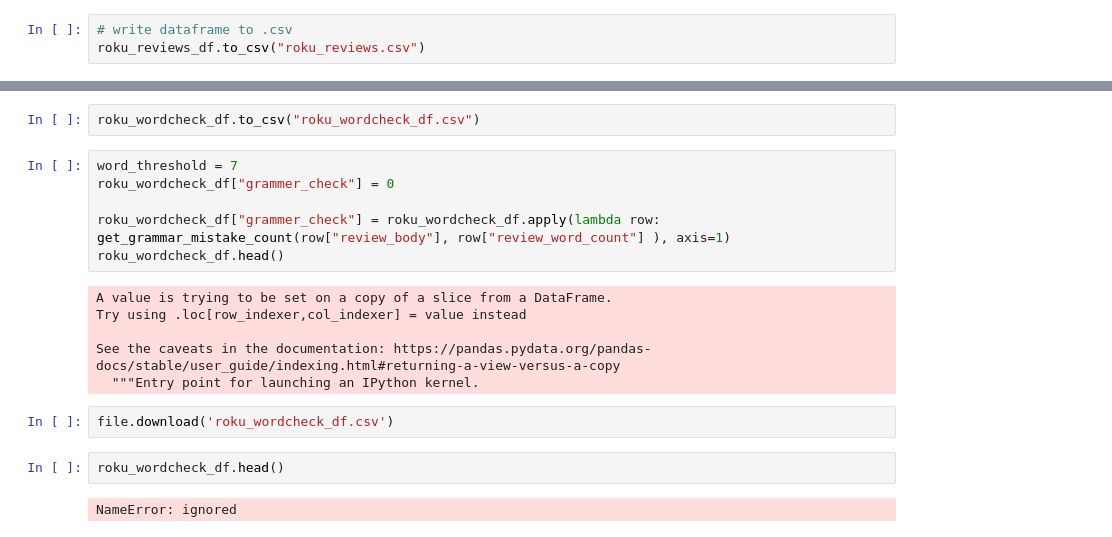
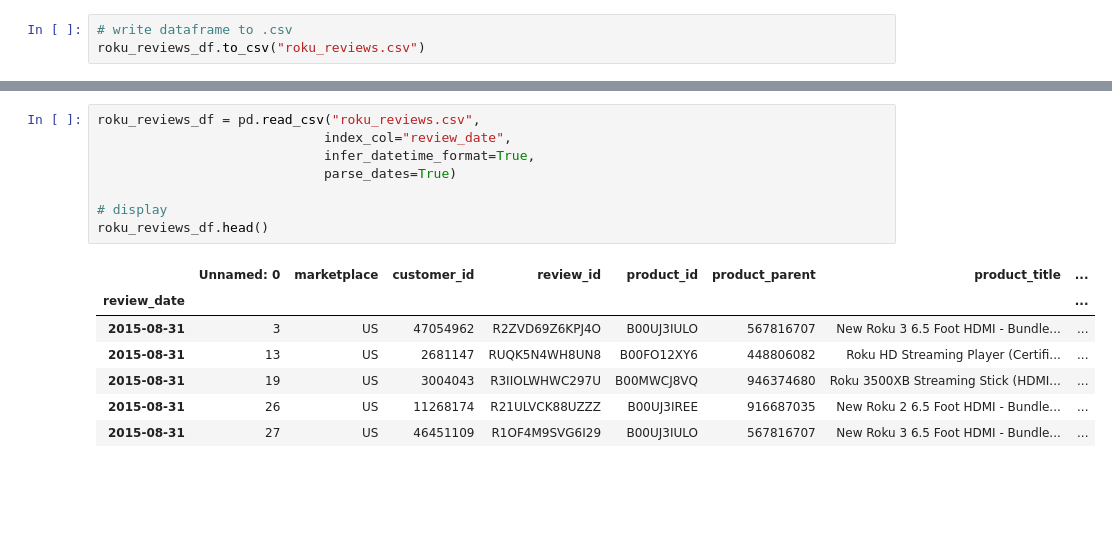
Before and after one commit to Th33na/project-fakers, a Jupyter notebook: project_fakers.ipynb, the cells around one changed output, grey strips where cells are left out. Saved outputs shown, nothing was run; the diff lists cells and outputs as text; blank space fills up the shorter version.

```diff
--- a/project_fakers.ipynb
+++ b/project_fakers.ipynb
@@ -229,20 +144,16 @@ See the caveats in the documentation: https://pandas.pydata.org/pandas-docs/stab
-# %%
-roku_wordcheck_df.to_csv("roku_wordcheck_df.csv")
-# %%
-word_threshold = 7
-roku_wordcheck_df["grammer_check"] = 0
-
-roku_wordcheck_df["grammer_check"] = roku_wordcheck_df.apply(lambda row: get_grammar_mistake_count(row["review_body"], row["review_word_count"] ), axis=1)
-roku_wordcheck_df.head()
-# %% [output]
-A value is trying to be set on a copy of a slice from a DataFrame.
-Try using .loc[row_indexer,col_indexer] = value instead
-
-See the caveats in the documentation: https://pandas.pydata.org/pandas-docs/stable/user_guide/indexing.html#returning-a-view-versus-a-copy
-  """Entry point for launching an IPython kernel.
-# %%
-file.download('roku_wordcheck_df.csv')
-# %%
-roku_wordcheck_df.head()
-# %% [output]
-NameError: ignored
+# %%
+roku_reviews_df = pd.read_csv("roku_reviews.csv",
+                             index_col="review_date",
+                             infer_datetime_format=True,
+                             parse_dates=True)
+
+# display
+roku_reviews_df.head()
+# %% [output]
+|  | Unnamed: 0 | marketplace | customer_id | review_id | product_id | product_parent | product_title | ... |
+| review_date |  |  |  |  |  |  |  | ... |
+| 2015-08-31 | 3 | US | 47054962 | R2ZVD69Z6KPJ4O | B00UJ3IULO | 567816707 | New Roku 3 6.5 Foot HDMI - Bundle... | ... |
+| 2015-08-31 | 13 | US | 2681147 | RUQK5N4WH8UN8 | B00FO12XY6 | 448806082 | Roku HD Streaming Player (Certifi... | ... |
+| 2015-08-31 | 19 | US | 3004043 | R3IIOLWHWC297U | B00MWCJ8VQ | 946374680 | Roku 3500XB Streaming Stick (HDMI... | ... |
+| 2015-08-31 | 26 | US | 11268174 | R21ULVCK88UZZZ | B00UJ3IREE | 916687035 | New Roku 2 6.5 Foot HDMI - Bundle... | ... |
+| 2015-08-31 | 27 | US | 46451109 | R1OF4M9SVG6I29 | B00UJ3IULO | 567816707 | New Roku 3 6.5 Foot HDMI - Bundle... | ... |
```
Also changed, not shown: parts of 56 cells of this notebook.
